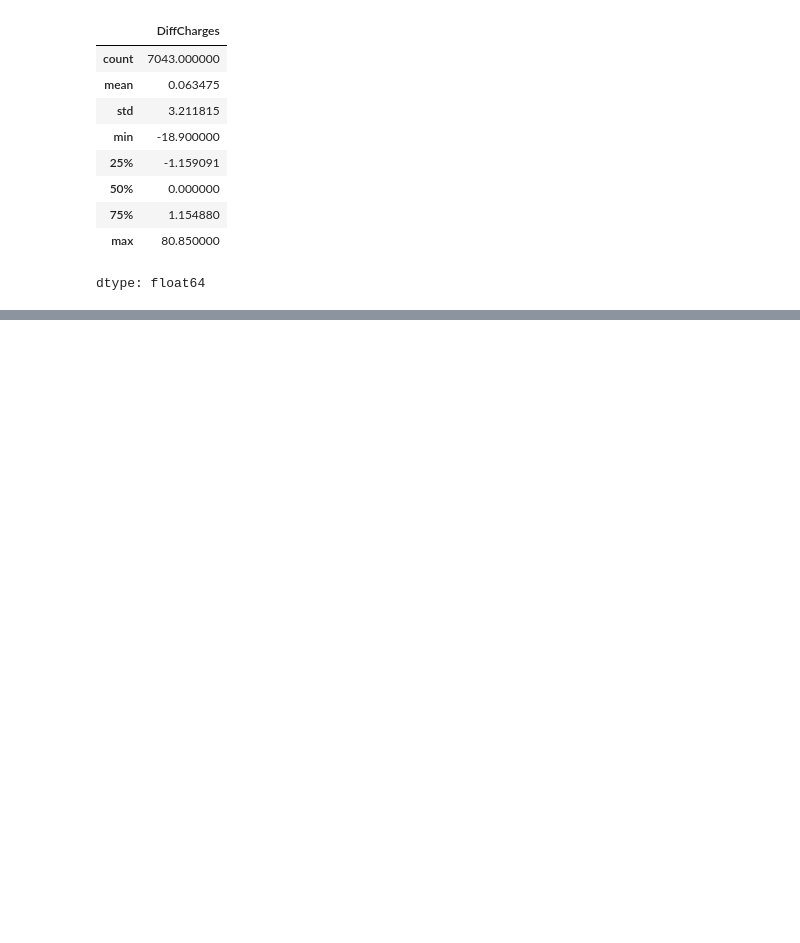
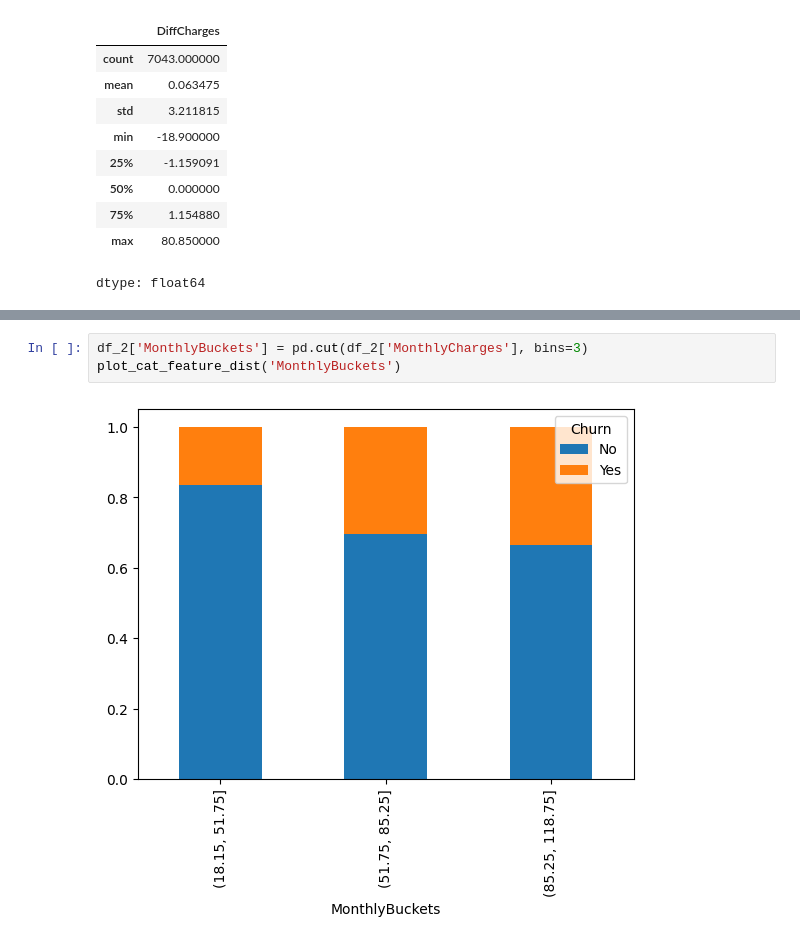
Before and after one commit to ingabLee/low-code-book-projects, a Jupyter notebook: Customer_Churn_Model.ipynb, the cells around one changed output, grey strips where cells are left out. Cells and saved outputs as stored; diff of their text form; blank space fills up the shorter version.

```diff
--- a/Customer_Churn_Model.ipynb
+++ b/Customer_Churn_Model.ipynb
@@ -240,0 +246,5 @@ dtype: float64
+# %%
+df_2['MonthlyBuckets'] = pd.cut(df_2['MonthlyCharges'], bins=3)
+plot_cat_feature_dist('MonthlyBuckets')
+# %% [output]
+[figure, added]
```
Also changed, not shown: parts of 14 cells of this notebook.
